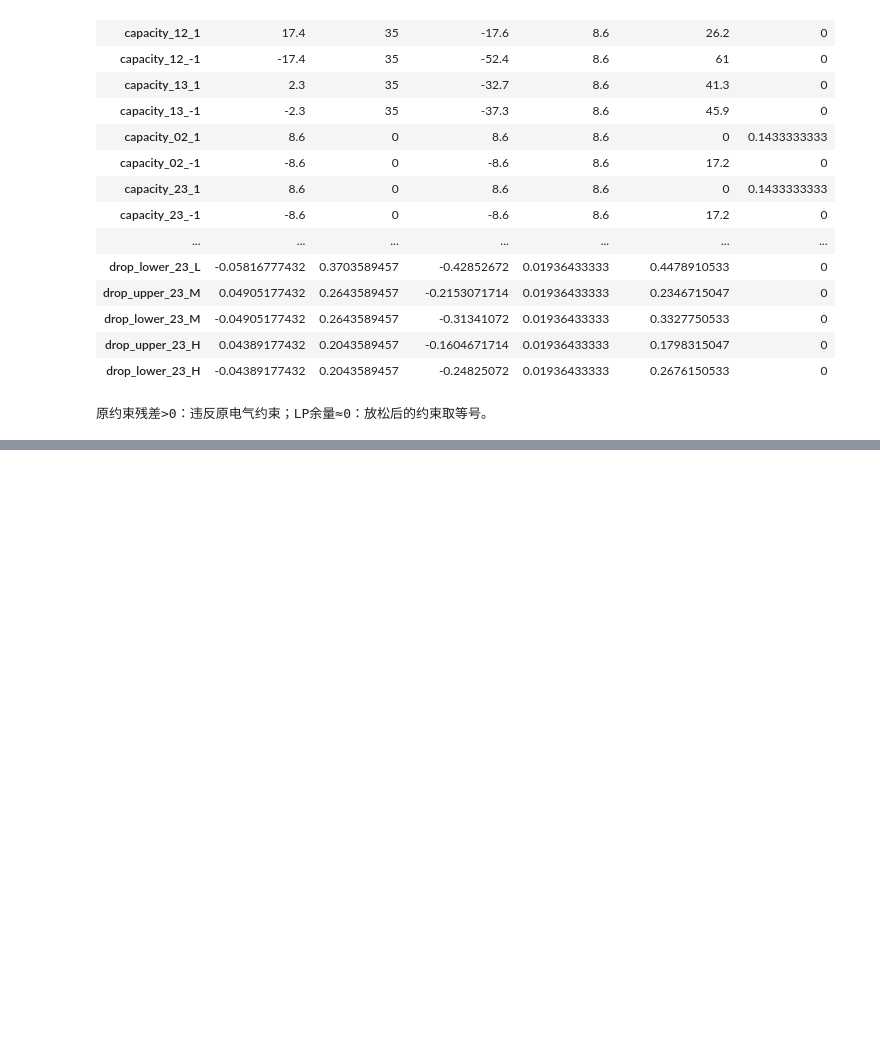
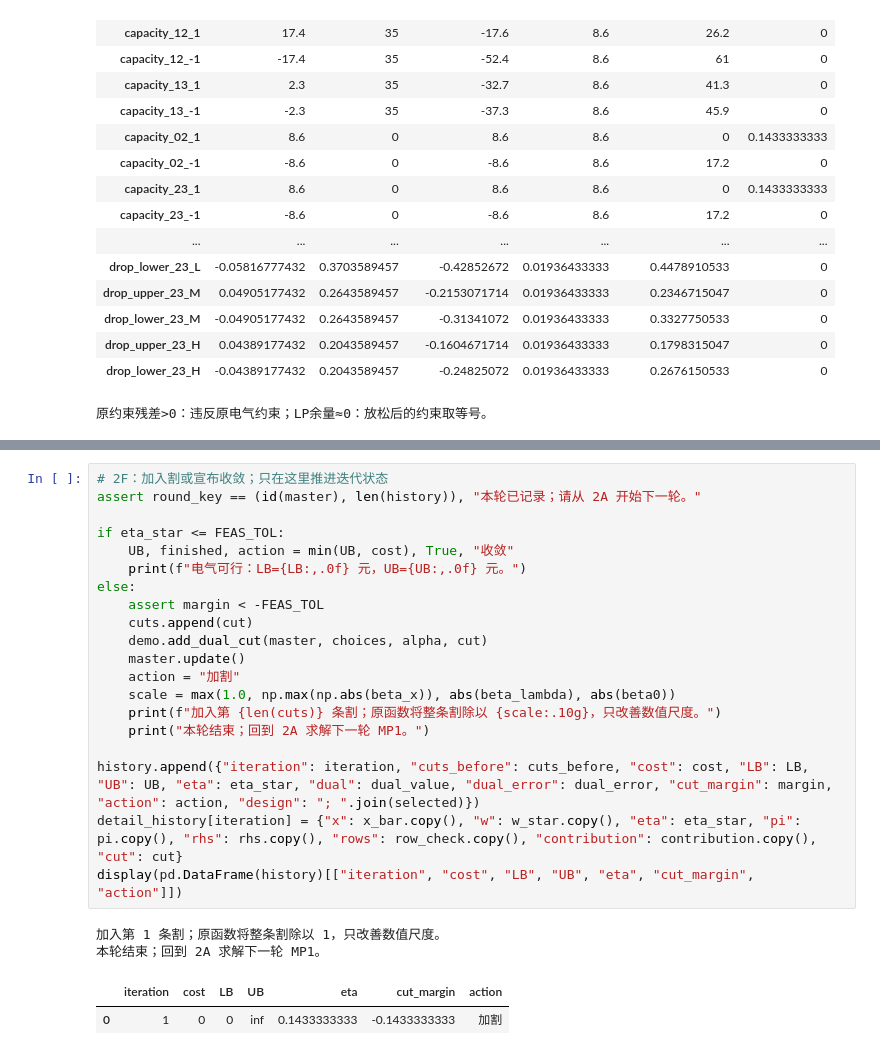
Before and after one commit to Clouds0288/PlanRegion, a Jupyter notebook: old_learning/MP1_SP.ipynb, the cells around one changed output, grey strips where cells are left out. Cells and saved outputs as stored; diff of their text form; blank space fills up the shorter version.

```diff
--- a/MP1_SP.ipynb
+++ b/old_learning/MP1_SP.ipynb
@@ -312,0 +408,25 @@ assert np.max(np.abs(pi*slack)) <= CHECK_TOL
+# %%
+# 2F：加入割或宣布收敛；只在这里推进迭代状态
+assert round_key == (id(master), len(history)), "本轮已记录；请从 2A 开始下一轮。"
+
+if eta_star <= FEAS_TOL:
+    UB, finished, action = min(UB, cost), True, "收敛"
+    print(f"电气可行：LB={LB:,.0f} 元，UB={UB:,.0f} 元。")
+else:
+    assert margin < -FEAS_TOL
+    cuts.append(cut)
+    demo.add_dual_cut(master, choices, alpha, cut)
+    master.update()
+    action = "加割"
+    scale = max(1.0, np.max(np.abs(beta_x)), abs(beta_lambda), abs(beta0))
+    print(f"加入第 {len(cuts)} 条割；原函数将整条割除以 {scale:.10g}，只改善数值尺度。")
+    print("本轮结束；回到 2A 求解下一轮 MP1。")
+
+history.append({"iteration": iteration, "cuts_before": cuts_before, "cost": cost, "LB": LB, "UB": UB, "eta": eta_star, "dual": dual_value, "dual_error": dual_error, "cut_margin": margin, "action": action, "design": "; ".join(selected)})
+detail_history[iteration] = {"x": x_bar.copy(), "w": w_star.copy(), "eta": eta_star, "pi": pi.copy(), "rhs": rhs.copy(), "rows": row_check.copy(), "contribution": contribution.copy(), "cut": cut}
+display(pd.DataFrame(history)[["iteration", "cost", "LB", "UB", "eta", "cut_margin", "action"]])
+# %% [output]
+加入第 1 条割；原函数将整条割除以 1，只改善数值尺度。
+本轮结束；回到 2A 求解下一轮 MP1。
+|  | iteration | cost | LB | UB | eta | cut_margin | action |
+| 0 | 1 | 0 | 0 | inf | 0.1433333333 | -0.1433333333 | 加割 |
```
Also changed, not shown: parts of 2 cells of this notebook, 30 other files.
